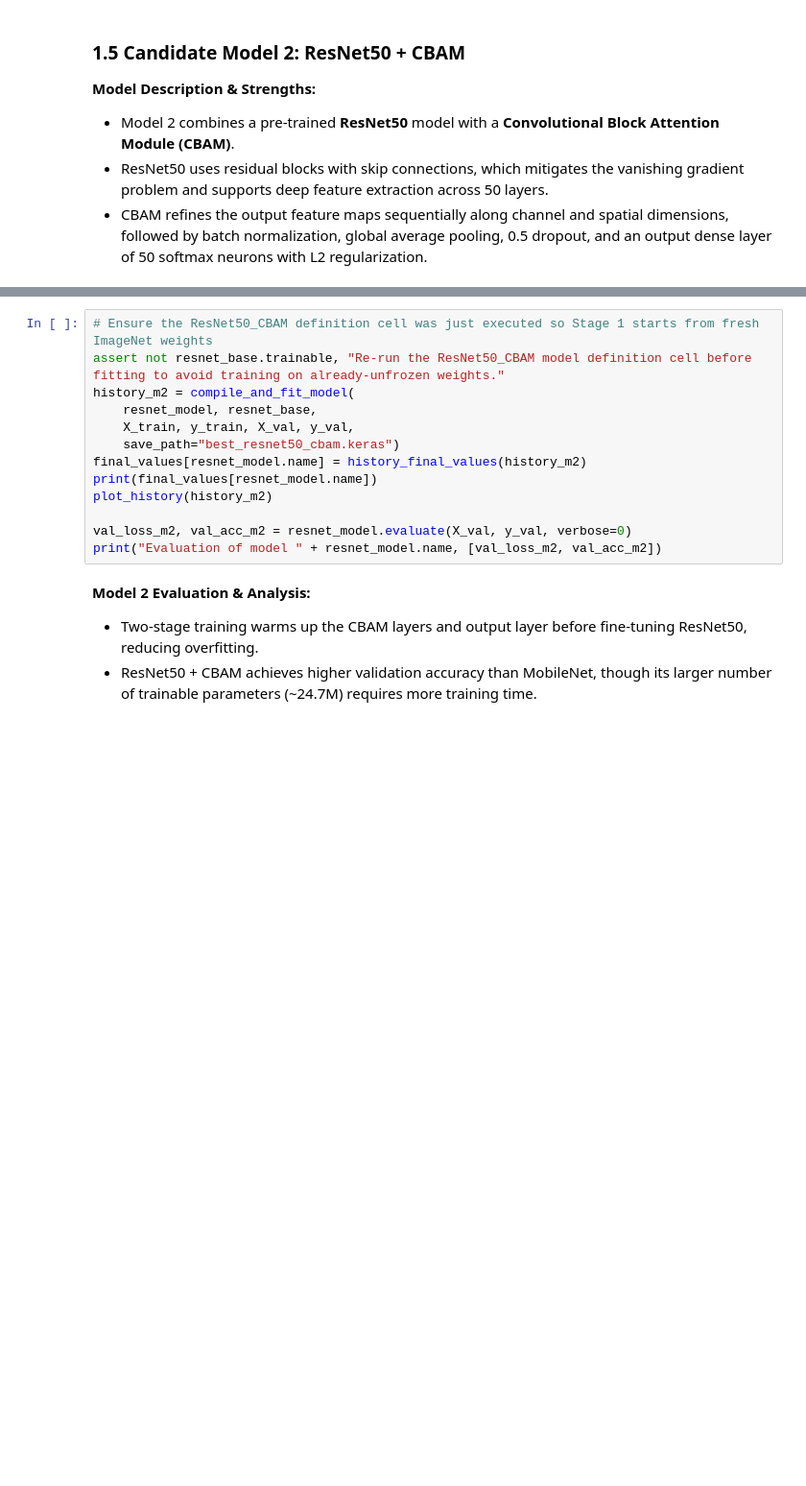
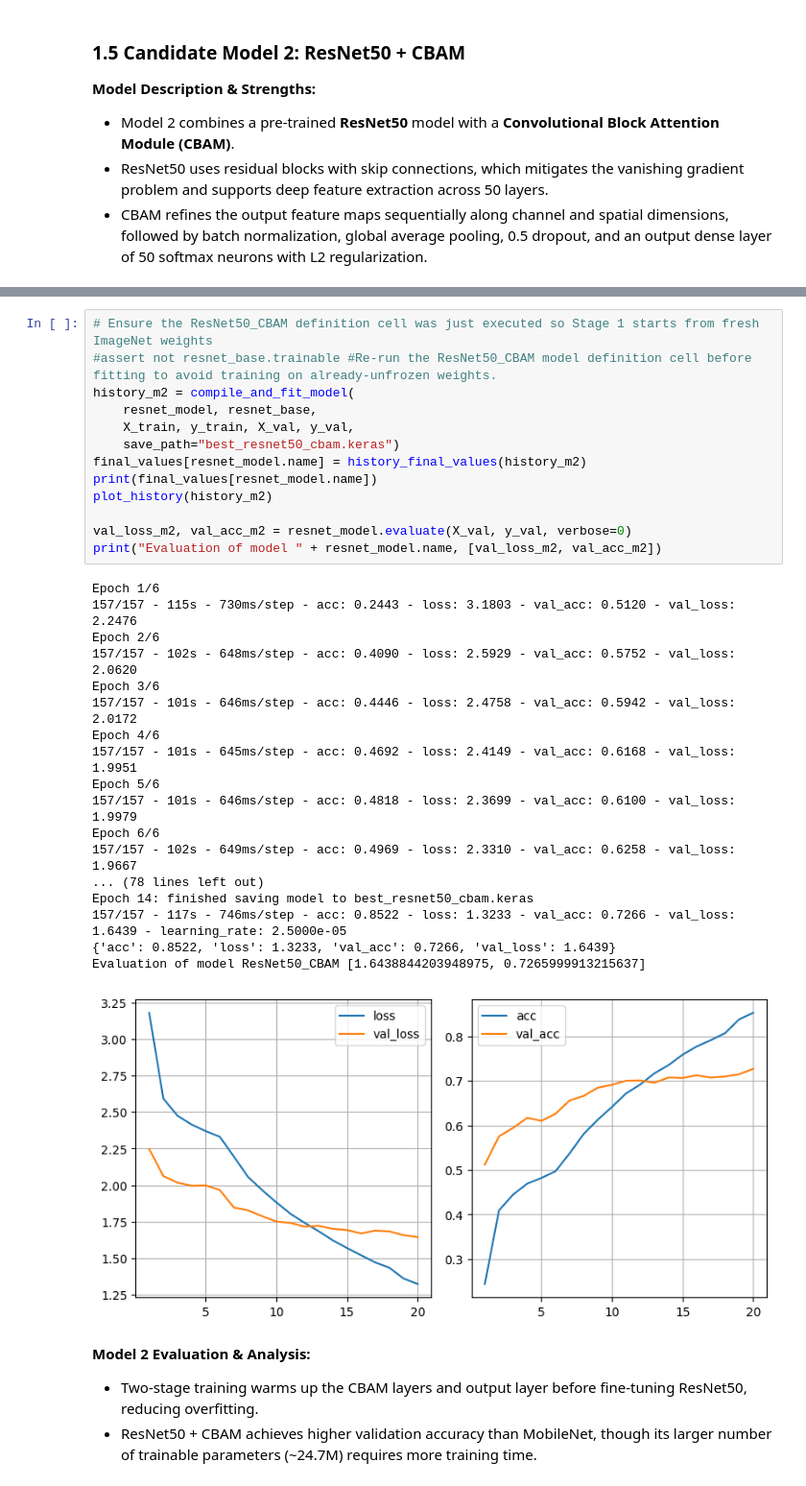
Before and after one commit to maybsalty/Deep-Learning-CIFAR100-project, a Jupyter notebook: Task 1/Sequential_Task1 (1).ipynb, the cells around one changed output, grey strips where cells are left out. Shown at 96% size. Drawn from its saved outputs; the diff is of its cells as text; blank space fills up the shorter version.

```diff
--- a/Task 1/Sequential_Task1 (1).ipynb
+++ b/Task 1/Sequential_Task1 (1).ipynb
@@ -351,16 +414,35 @@ resnet_model.summary()
 # %%
 # Ensure the ResNet50_CBAM definition cell was just executed so Stage 1 starts from fresh ImageNet weights
-assert not resnet_base.trainable, "Re-run the ResNet50_CBAM model definition cell before fitting to avoid training on already-unfrozen weights."
+#assert not resnet_base.trainable #Re-run the ResNet50_CBAM model definition cell before fitting to avoid training on already-unfrozen weights.
 history_m2 = compile_and_fit_model(
     resnet_model, resnet_base,
     X_train, y_train, X_val, y_val,
     save_path="best_resnet50_cbam.keras")
 final_values[resnet_model.name] = history_final_values(history_m2)
 print(final_values[resnet_model.name])
 plot_history(history_m2)
 
 val_loss_m2, val_acc_m2 = resnet_model.evaluate(X_val, y_val, verbose=0)
 print("Evaluation of model " + resnet_model.name, [val_loss_m2, val_acc_m2])
+# %% [output]
+Epoch 1/6
+157/157 - 115s - 730ms/step - acc: 0.2443 - loss: 3.1803 - val_acc: 0.5120 - val_loss: 2.2476
+Epoch 2/6
+157/157 - 102s - 648ms/step - acc: 0.4090 - loss: 2.5929 - val_acc: 0.5752 - val_loss: 2.0620
+Epoch 3/6
+157/157 - 101s - 646ms/step - acc: 0.4446 - loss: 2.4758 - val_acc: 0.5942 - val_loss: 2.0172
+Epoch 4/6
+157/157 - 101s - 645ms/step - acc: 0.4692 - loss: 2.4149 - val_acc: 0.6168 - val_loss: 1.9951
+Epoch 5/6
+157/157 - 101s - 646ms/step - acc: 0.4818 - loss: 2.3699 - val_acc: 0.6100 - val_loss: 1.9979
+Epoch 6/6
+157/157 - 102s - 649ms/step - acc: 0.4969 - loss: 2.3310 - val_acc: 0.6258 - val_loss: 1.9667
+... (78 lines left out)
+Epoch 14: finished saving model to best_resnet50_cbam.keras
+157/157 - 117s - 746ms/step - acc: 0.8522 - loss: 1.3233 - val_acc: 0.7266 - val_loss: 1.6439 - learning_rate: 2.5000e-05
+{'acc': 0.8522, 'loss': 1.3233, 'val_acc': 0.7266, 'val_loss': 1.6439}
+Evaluation of model ResNet50_CBAM [1.6438844203948975, 0.7265999913215637]
+[figure, added]
 # %% [markdown]
 **Model 2 Evaluation & Analysis:**
 
```
Also changed, not shown: parts of 9 cells of this notebook.
